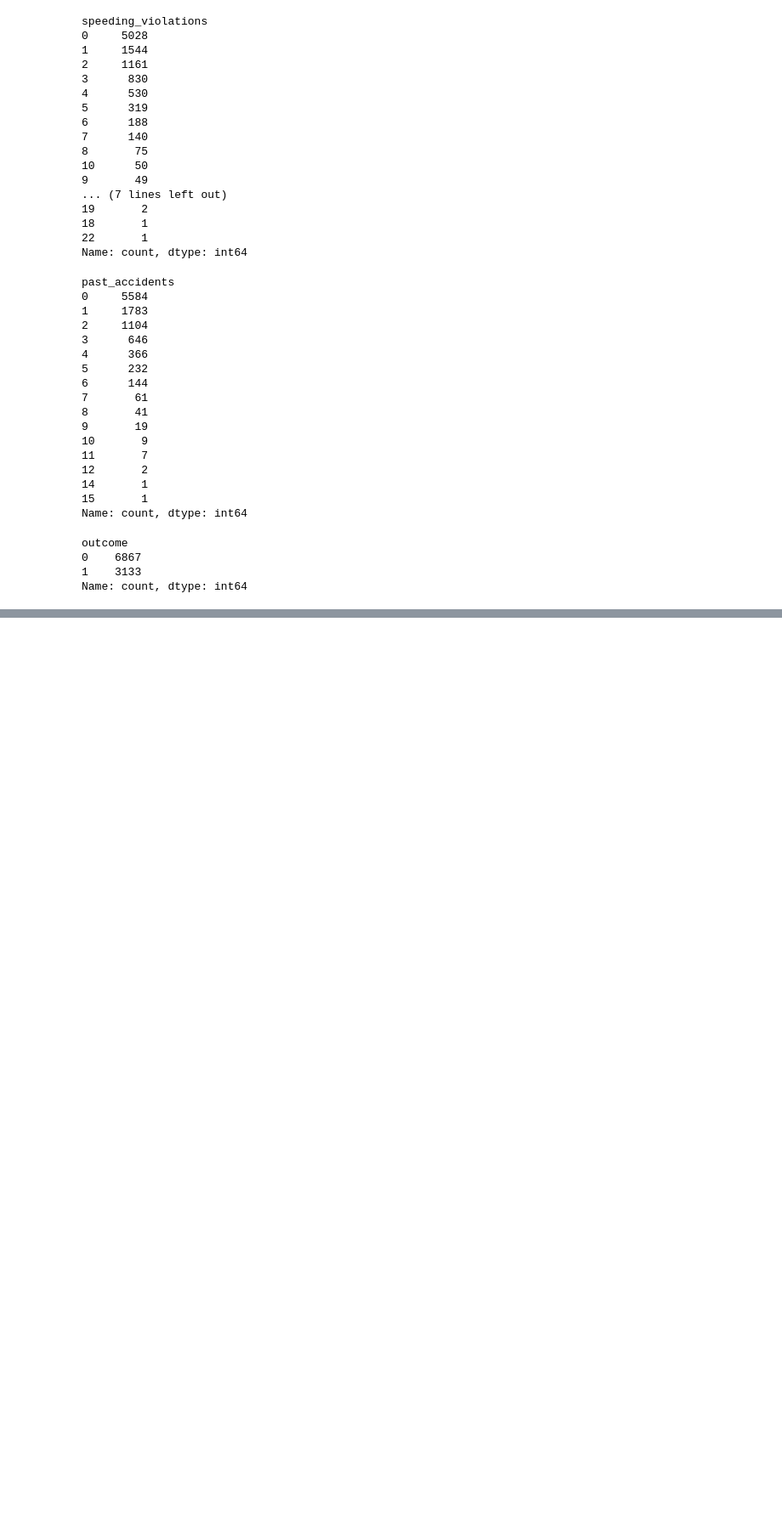
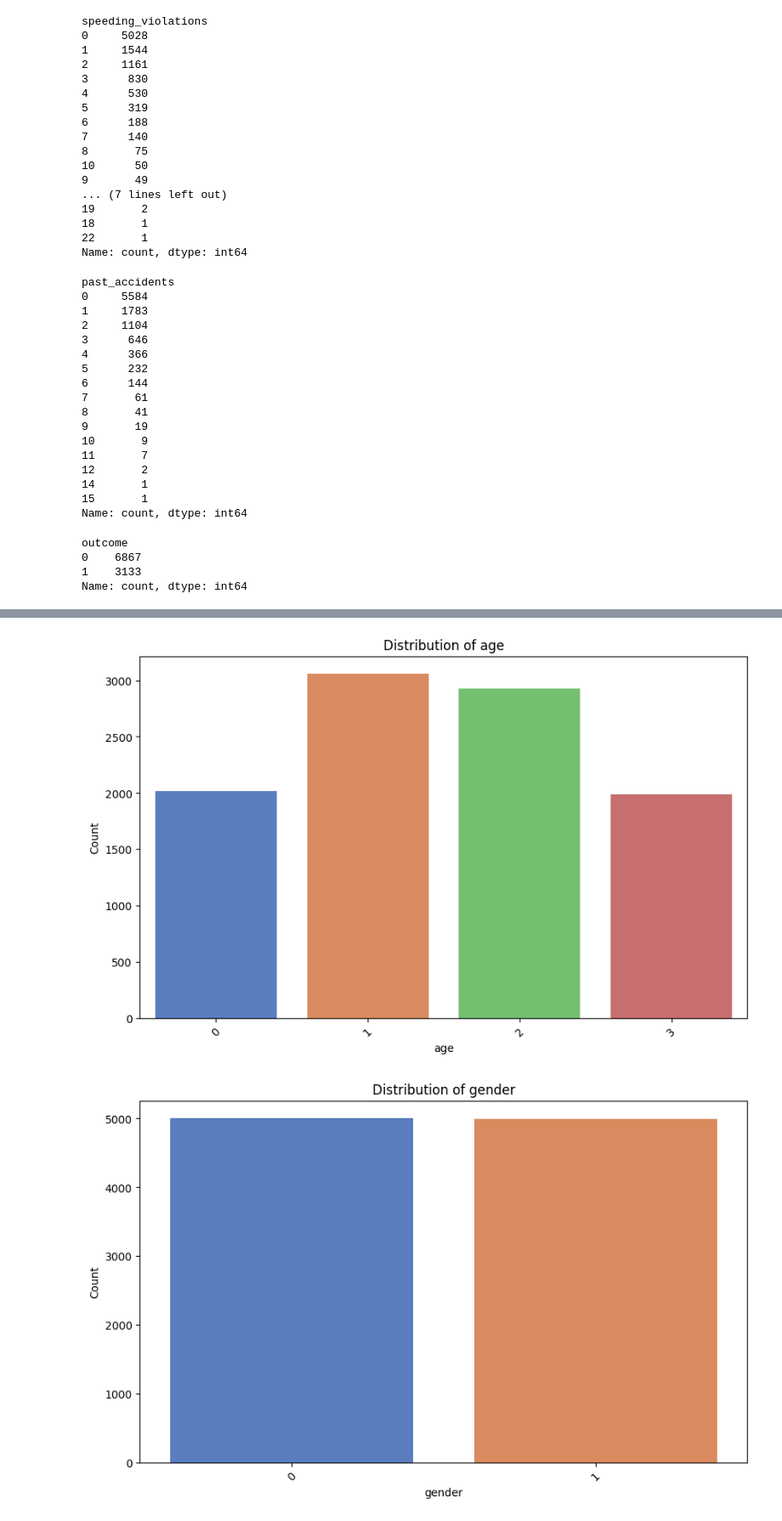
Before and after one commit to bhavesh2205/MLOps-Vehicle-Insurance-Claim-Prediction, a Jupyter notebook: analysis/EDA.ipynb, the cells around one changed output, grey strips where cells are left out. Shown at 85% size. Cells and saved outputs as stored; diff of their text form; code cells hidden in the pictures; blank space fills up the shorter version.

```diff
--- a/analysis/EDA.ipynb
+++ b/analysis/EDA.ipynb
@@ -283,0 +335,14 @@ df.describe(exclude=["int64", "float64"])
+# %%
+univariate_analyzer = UnivariateAnalyzer(CategoricalUnivariateAnalysis())
+univariate_analyzer.execute_analysis(df,'age')
+univariate_analyzer.execute_analysis(df,'gender')
+univariate_analyzer.execute_analysis(df,'education')
+univariate_analyzer.execute_analysis(df,'income')
+univariate_analyzer.execute_analysis(df,'driving_experience')
+univariate_analyzer.execute_analysis(df,'vehicle_ownership')
+univariate_analyzer.execute_analysis(df,'vehicle_year')
+univariate_analyzer.execute_analysis(df,'married')
+univariate_analyzer.execute_analysis(df,'children')
+# %% [output]
+[figure, added]
+[figure, added]
```
Also changed, not shown: parts of 17 cells of this notebook, 16 other files.
